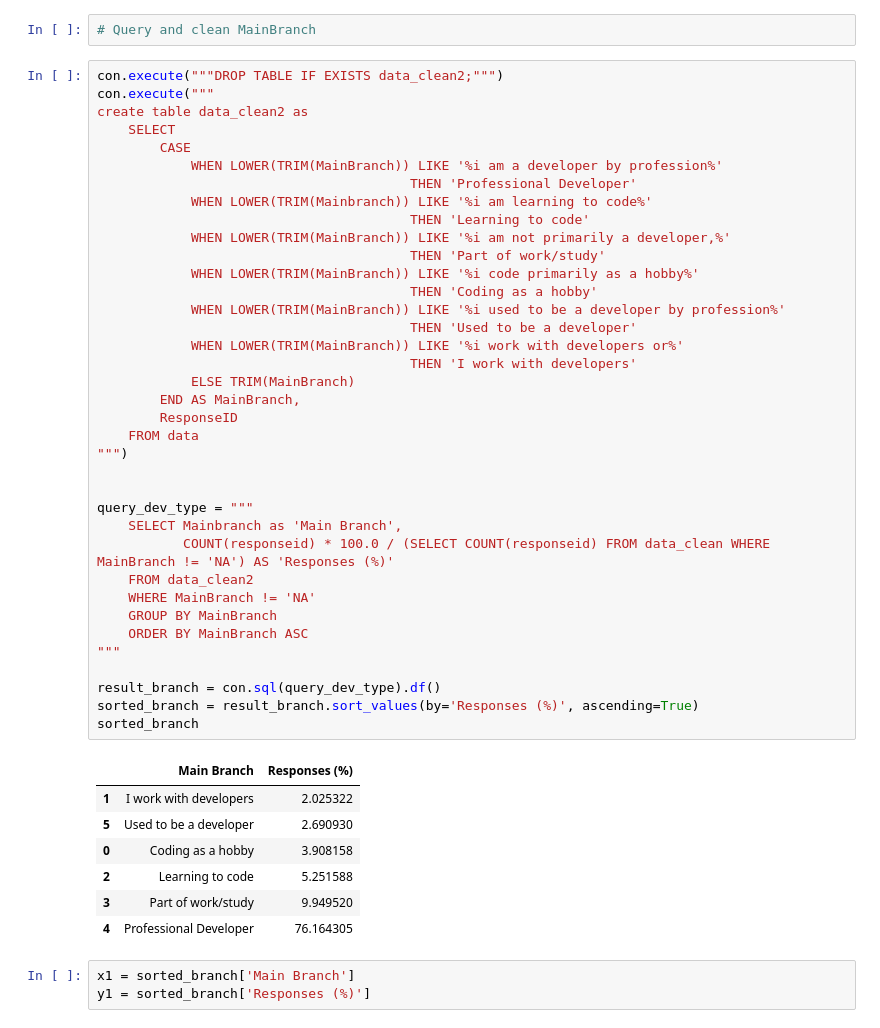
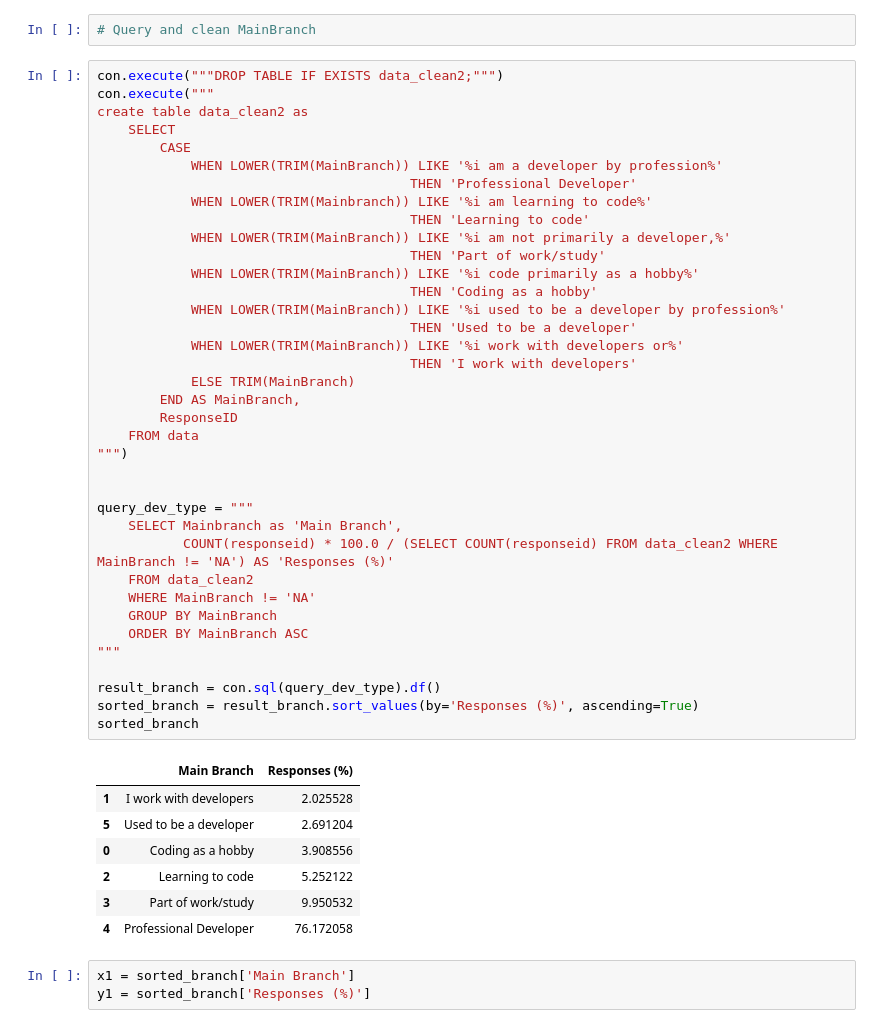
Before and after one commit to huyqng1412/stackoverflow_2025_project, a Jupyter notebook: so2025_vis.ipynb, the cells around one changed output. Saved outputs shown, nothing was run; the diff lists cells and outputs as text.

```diff
--- a/so2025_vis.ipynb
+++ b/so2025_vis.ipynb
@@ -209,40 +209,40 @@ create table data_clean2 as
             WHEN LOWER(TRIM(Mainbranch)) LIKE '%i am learning to code%'
                                         THEN 'Learning to code'
             WHEN LOWER(TRIM(MainBranch)) LIKE '%i am not primarily a developer,%'
                                         THEN 'Part of work/study'
             WHEN LOWER(TRIM(MainBranch)) LIKE '%i code primarily as a hobby%'
                                         THEN 'Coding as a hobby'
             WHEN LOWER(TRIM(MainBranch)) LIKE '%i used to be a developer by profession%'
                                         THEN 'Used to be a developer'
             WHEN LOWER(TRIM(MainBranch)) LIKE '%i work with developers or%'
                                         THEN 'I work with developers'
             ELSE TRIM(MainBranch)
         END AS MainBranch,
         ResponseID
     FROM data
 """)
 
 
 query_dev_type = """
     SELECT Mainbranch as 'Main Branch',
-           COUNT(responseid) * 100.0 / (SELECT COUNT(responseid) FROM data_clean WHERE MainBranch != 'NA') AS 'Responses (%)'
+           COUNT(responseid) * 100.0 / (SELECT COUNT(responseid) FROM data_clean2 WHERE MainBranch != 'NA') AS 'Responses (%)'
     FROM data_clean2
     WHERE MainBranch != 'NA'
     GROUP BY MainBranch
     ORDER BY MainBranch ASC
 """
 
 result_branch = con.sql(query_dev_type).df()
 sorted_branch = result_branch.sort_values(by='Responses (%)', ascending=True)
 sorted_branch
 # %% [output]
 |  | Main Branch | Responses (%) |
-| 1 | I work with developers | 2.025322 |
-| 5 | Used to be a developer | 2.690930 |
-| 0 | Coding as a hobby | 3.908158 |
-| 2 | Learning to code | 5.251588 |
-| 3 | Part of work/study | 9.949520 |
-| 4 | Professional Developer | 76.164305 |
+| 1 | I work with developers | 2.025528 |
+| 5 | Used to be a developer | 2.691204 |
+| 0 | Coding as a hobby | 3.908556 |
+| 2 | Learning to code | 5.252122 |
+| 3 | Part of work/study | 9.950532 |
+| 4 | Professional Developer | 76.172058 |
 # %%
 x1 = sorted_branch['Main Branch']
 y1 = sorted_branch['Responses (%)']
```
Also changed, not shown: parts of 3 cells of this notebook, 1 other file.
